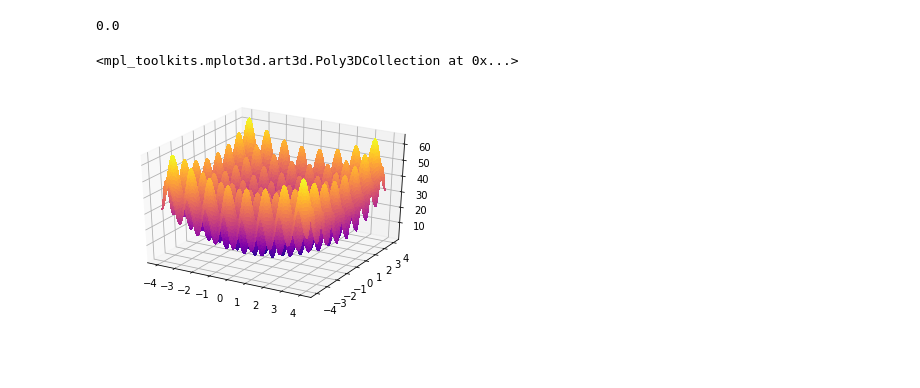
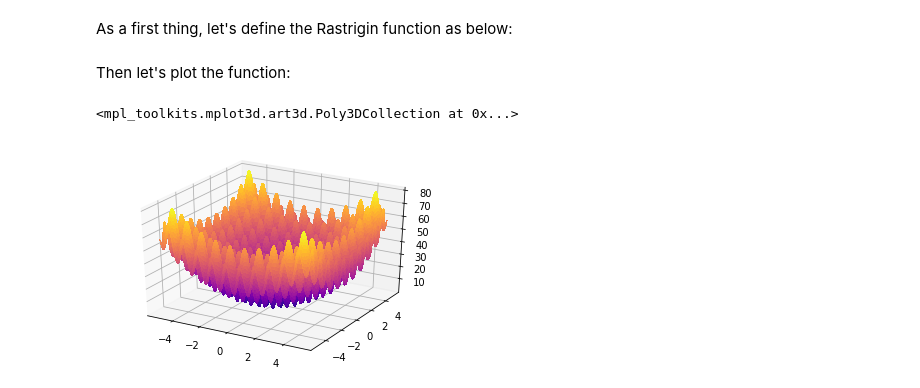
Before and after one commit to auxein/auxein, a Jupyter notebook: notebooks/rastrigin.ipynb, the cells around one changed output. Cells and saved outputs as stored; diff of their text form; code cells hidden in the pictures; blank space fills up the shorter version.

```diff
--- a/notebooks/rastrigin.ipynb
+++ b/notebooks/rastrigin.ipynb
@@ -3,32 +15,32 @@ import numpy as np
+# %% [markdown]
+As a first thing, let's define the Rastrigin function as below:
 # %%
-def rastrigin(*X, A = 10):
+def rastrigin(X, A = 10):
     return A*len(X) + sum([(x**2 - A * np.cos(2 * np.pi * x)) for x in X])
-# %%
-rastrigin(0, 0)
-# %% [output]
-0.0
+# %% [markdown]
+Then let's plot the function:
 # %%
 %matplotlib inline
 
 from matplotlib import cm
 from mpl_toolkits.mplot3d import Axes3D
 import math
 import matplotlib.pyplot as plt
 import numpy as np
 
 
 
-X = np.linspace(-4, 4, 200)
-Y = np.linspace(-4, 4, 200)
+X = np.linspace(-5.12, 5.12, 200)
+Y = np.linspace(-5.12, 5.12, 200)
 
 X, Y = np.meshgrid(X, Y)
 
-Z = rastrigin(X, Y)
+Z = rastrigin([X, Y])
 
 fig = plt.figure()
 ax = fig.gca(projection='3d')
 
 ax.plot_surface(X, Y, Z, rstride=1, cstride=1, cmap=cm.plasma, linewidth=0, antialiased=False)
 # %% [output]
 <mpl_toolkits.mplot3d.art3d.Poly3DCollection at 0x...>
-[figure, old version]
+[figure, new version]
```
Also changed, not shown: parts of 13 cells of this notebook, 1 other file.
